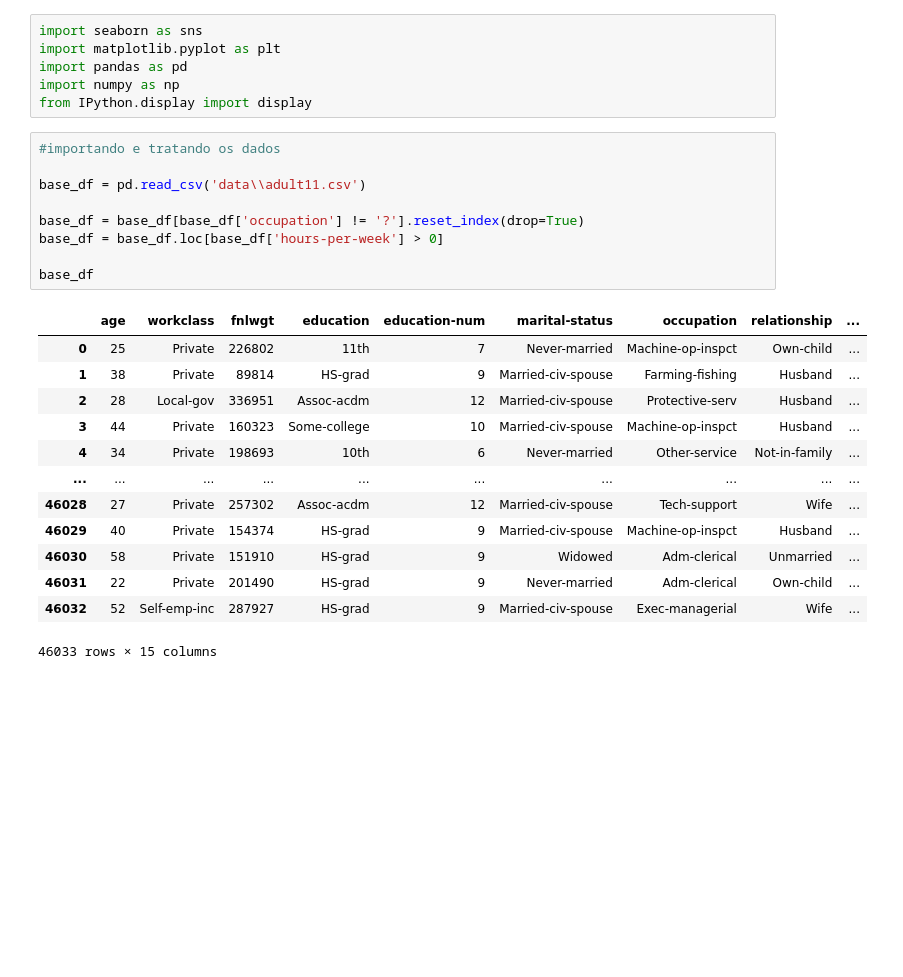
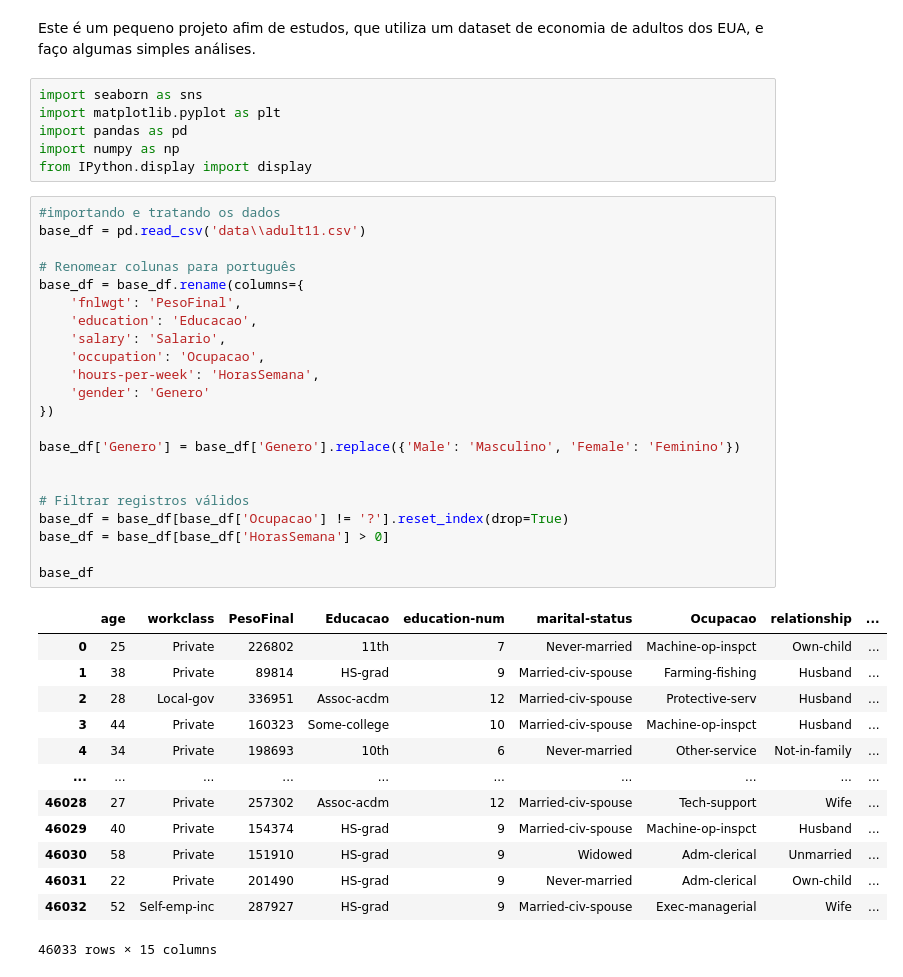
Before and after one commit to JulianoBZ/study_data_eng_projects, a Jupyter notebook: projeto1.ipynb, the cells around one changed output. Cells and saved outputs as stored; diff of their text form; blank space fills up the shorter version.

```diff
--- a/projeto1.ipynb
+++ b/projeto1.ipynb
@@ -1,3 +1,5 @@
+# %% [markdown]
+Este é um pequeno projeto afim de estudos, que utiliza um dataset de economia de adultos dos EUA, e faço algumas simples análises.
 # %%
 import seaborn as sns
 import matplotlib.pyplot as plt
@@ -6,15 +8,28 @@ import numpy as np
 from IPython.display import display
 # %%
 #importando e tratando os dados
-
 base_df = pd.read_csv('data\\adult11.csv')
 
-base_df = base_df[base_df['occupation'] != '?'].reset_index(drop=True)
-base_df = base_df.loc[base_df['hours-per-week'] > 0]
+# Renomear colunas para português
+base_df = base_df.rename(columns={
+    'fnlwgt': 'PesoFinal',
+    'education': 'Educacao',
+    'salary': 'Salario',
+    'occupation': 'Ocupacao',
+    'hours-per-week': 'HorasSemana',
+    'gender': 'Genero'
+})
+
+base_df['Genero'] = base_df['Genero'].replace({'Male': 'Masculino', 'Female': 'Feminino'})
+
+
+# Filtrar registros válidos
+base_df = base_df[base_df['Ocupacao'] != '?'].reset_index(drop=True)
+base_df = base_df[base_df['HorasSemana'] > 0]
 
 base_df
 # %% [output]
-|  | age | workclass | fnlwgt | education | education-num | marital-status | occupation | relationship | ... |
+|  | age | workclass | PesoFinal | Educacao | education-num | marital-status | Ocupacao | relationship | ... |
 | 0 | 25 | Private | 226802 | 11th | 7 | Never-married | Machine-op-inspct | Own-child | ... |
 | 1 | 38 | Private | 89814 | HS-grad | 9 | Married-civ-spouse | Farming-fishing | Husband | ... |
 | 2 | 28 | Local-gov | 336951 | Assoc-acdm | 12 | Married-civ-spouse | Protective-serv | Husband | ... |
```
Also changed, not shown: parts of 12 cells of this notebook, 1 other file.
